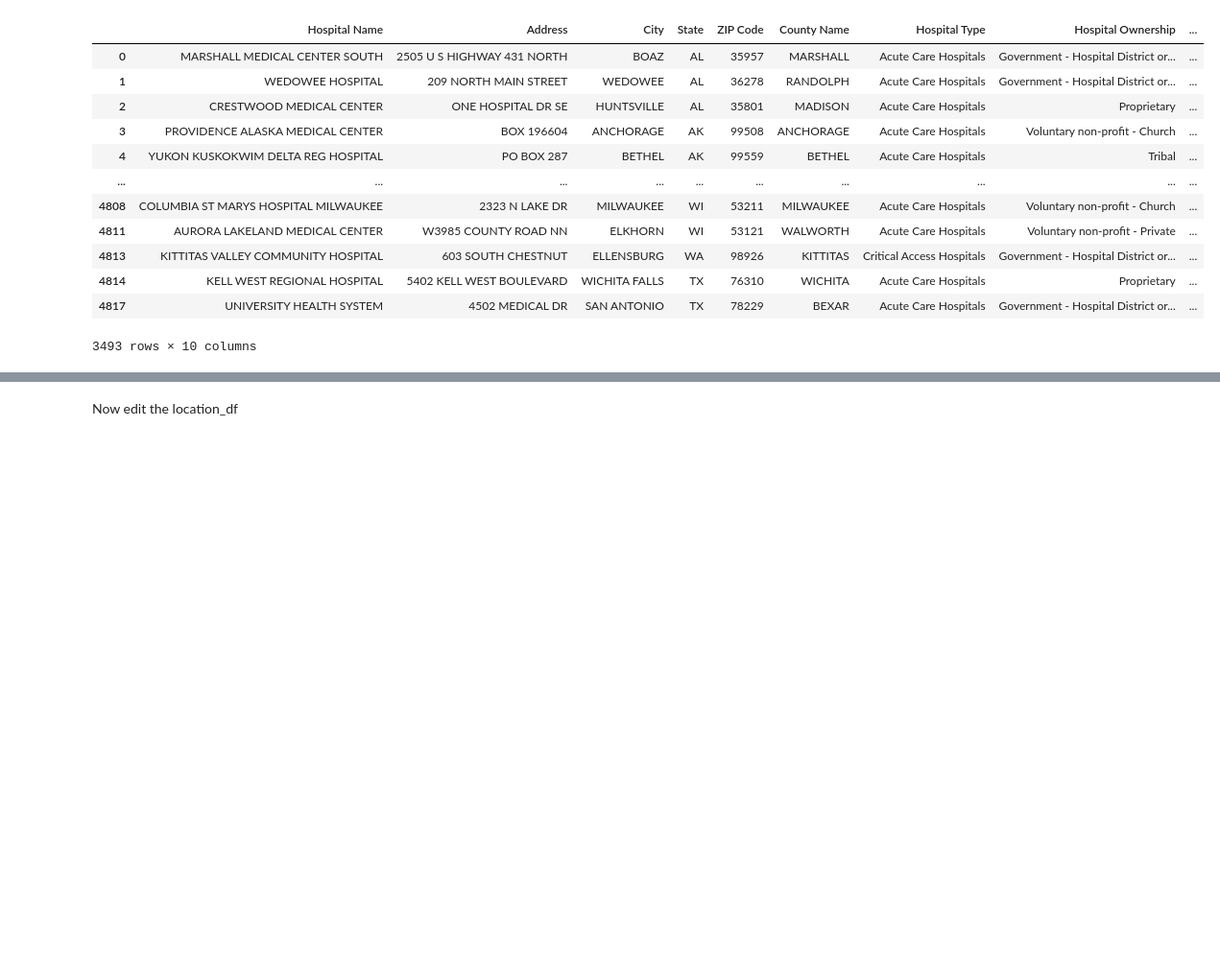
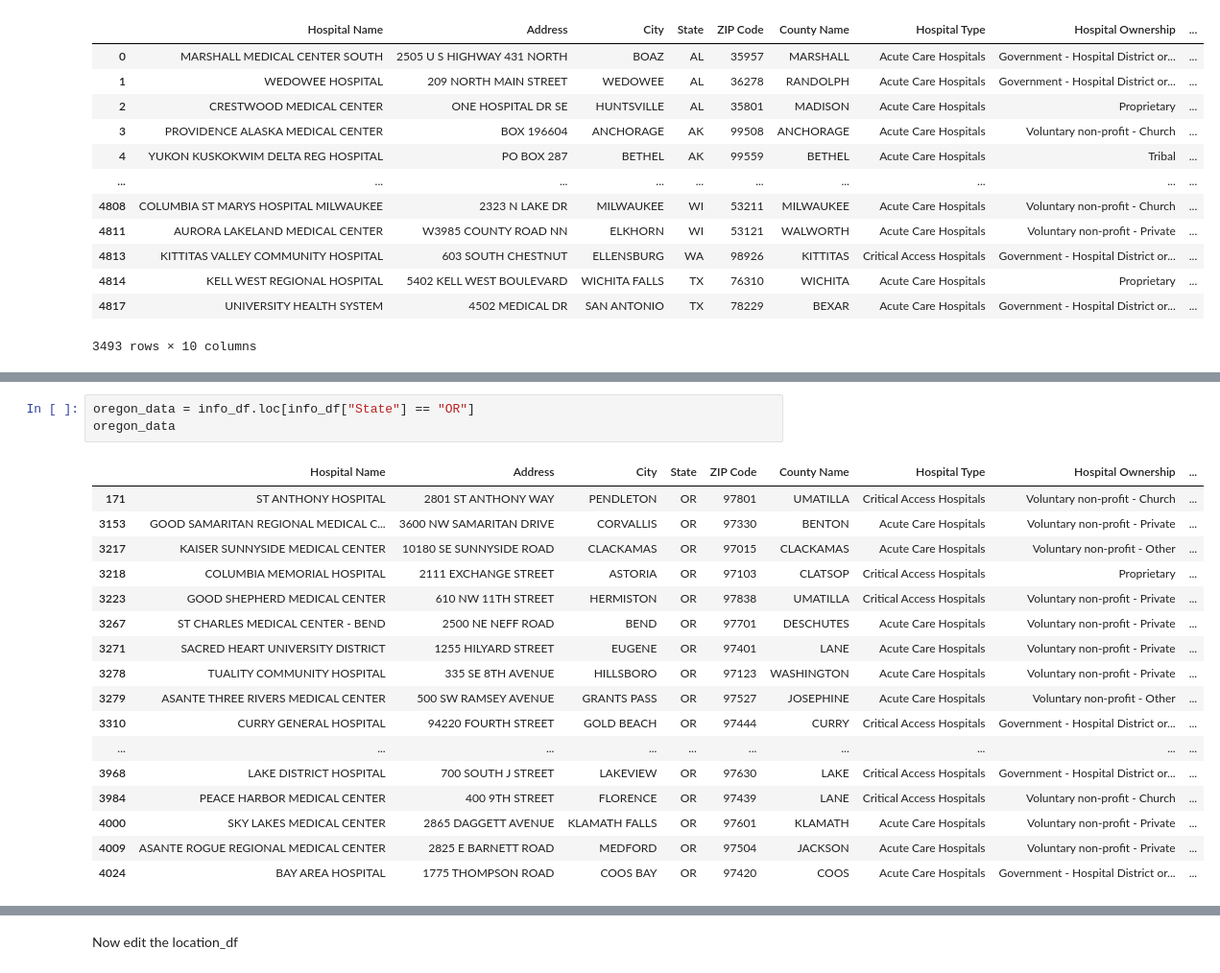
Before and after one commit to sydneysteele03/project-3, a Jupyter notebook: hospital_info.ipynb, the cells around one changed output, grey strips where cells are left out. Shown at 96% size. Saved outputs shown, nothing was run; the diff lists cells and outputs as text; blank space fills up the shorter version.

```diff
--- a/hospital_info.ipynb
+++ b/hospital_info.ipynb
@@ -120,0 +136,21 @@ info_df
+# %%
+oregon_data = info_df.loc[info_df["State"] == "OR"]
+oregon_data
+# %% [output]
+|  | Hospital Name | Address | City | State | ZIP Code | County Name | Hospital Type | Hospital Ownership | ... |
+| 171 | ST ANTHONY HOSPITAL | 2801 ST ANTHONY WAY | PENDLETON | OR | 97801 | UMATILLA | Critical Access Hospitals | Voluntary non-profit - Church | ... |
+| 3153 | GOOD SAMARITAN REGIONAL MEDICAL C... | 3600 NW SAMARITAN DRIVE | CORVALLIS | OR | 97330 | BENTON | Acute Care Hospitals | Voluntary non-profit - Private | ... |
+| 3217 | KAISER SUNNYSIDE MEDICAL CENTER | 10180 SE SUNNYSIDE ROAD | CLACKAMAS | OR | 97015 | CLACKAMAS | Acute Care Hospitals | Voluntary non-profit - Other | ... |
+| 3218 | COLUMBIA MEMORIAL HOSPITAL | 2111 EXCHANGE STREET | ASTORIA | OR | 97103 | CLATSOP | Critical Access Hospitals | Proprietary | ... |
+| 3223 | GOOD SHEPHERD MEDICAL CENTER | 610 NW 11TH STREET | HERMISTON | OR | 97838 | UMATILLA | Critical Access Hospitals | Voluntary non-profit - Private | ... |
+| 3267 | ST CHARLES MEDICAL CENTER - BEND | 2500 NE NEFF ROAD | BEND | OR | 97701 | DESCHUTES | Acute Care Hospitals | Voluntary non-profit - Private | ... |
+| 3271 | SACRED HEART UNIVERSITY DISTRICT | 1255 HILYARD STREET | EUGENE | OR | 97401 | LANE | Acute Care Hospitals | Voluntary non-profit - Private | ... |
+| 3278 | TUALITY COMMUNITY HOSPITAL | 335 SE 8TH AVENUE | HILLSBORO | OR | 97123 | WASHINGTON | Acute Care Hospitals | Voluntary non-profit - Private | ... |
+| 3279 | ASANTE THREE RIVERS MEDICAL CENTER | 500 SW RAMSEY AVENUE | GRANTS PASS | OR | 97527 | JOSEPHINE | Acute Care Hospitals | Voluntary non-profit - Other | ... |
+| 3310 | CURRY GENERAL HOSPITAL | 94220 FOURTH STREET | GOLD BEACH | OR | 97444 | CURRY | Critical Access Hospitals | Government - Hospital District or... | ... |
+| ... | ... | ... | ... | ... | ... | ... | ... | ... | ... |
+| 3968 | LAKE DISTRICT HOSPITAL | 700 SOUTH J STREET | LAKEVIEW | OR | 97630 | LAKE | Critical Access Hospitals | Government - Hospital District or... | ... |
+| 3984 | PEACE HARBOR MEDICAL CENTER | 400 9TH STREET | FLORENCE | OR | 97439 | LANE | Critical Access Hospitals | Voluntary non-profit - Church | ... |
+| 4000 | SKY LAKES MEDICAL CENTER | 2865 DAGGETT AVENUE | KLAMATH FALLS | OR | 97601 | KLAMATH | Acute Care Hospitals | Voluntary non-profit - Private | ... |
+| 4009 | ASANTE ROGUE REGIONAL MEDICAL CENTER | 2825 E BARNETT ROAD | MEDFORD | OR | 97504 | JACKSON | Acute Care Hospitals | Voluntary non-profit - Private | ... |
+| 4024 | BAY AREA HOSPITAL | 1775 THOMPSON ROAD | COOS BAY | OR | 97420 | COOS | Acute Care Hospitals | Government - Hospital District or... | ... |
```
Also changed, not shown: parts of 20 cells of this notebook, 5 other files.
